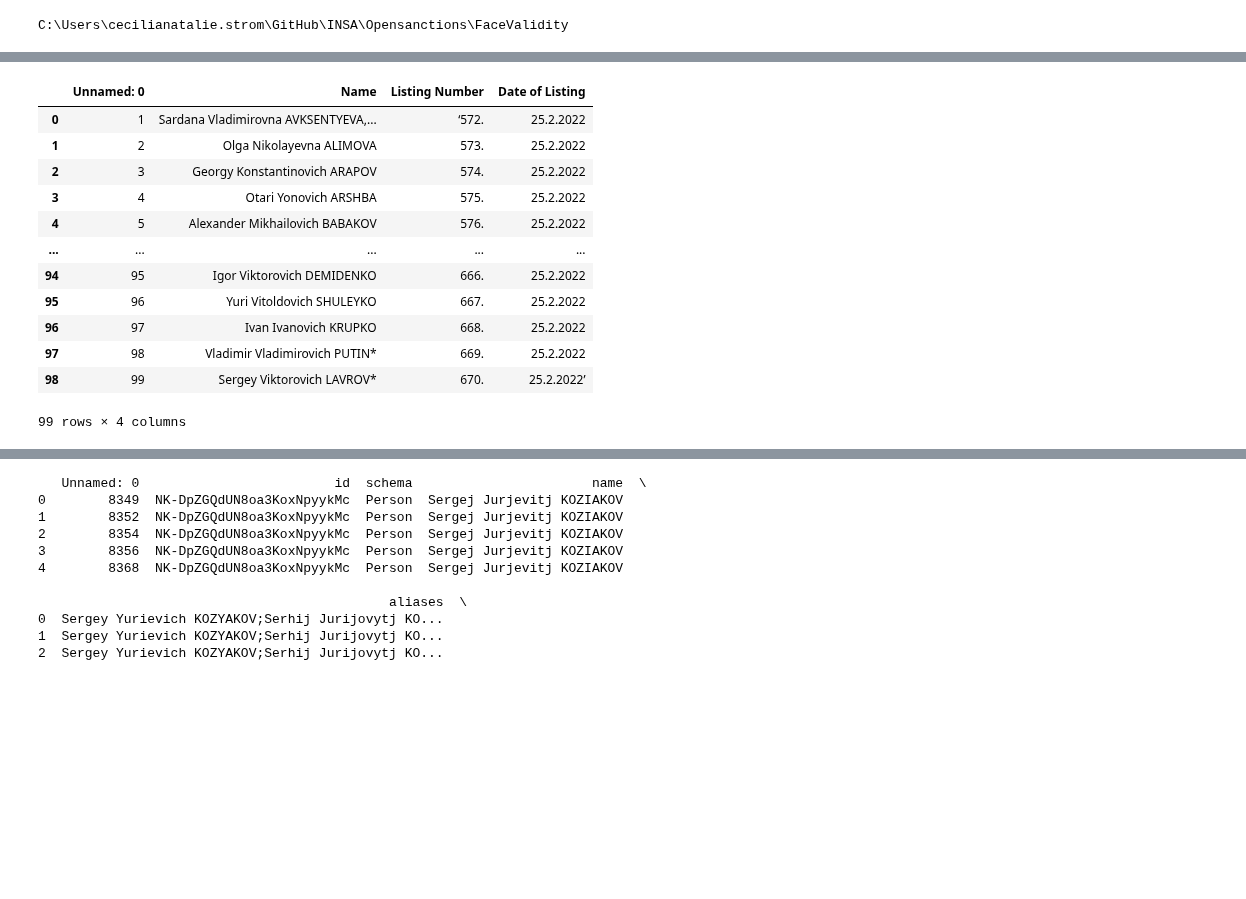
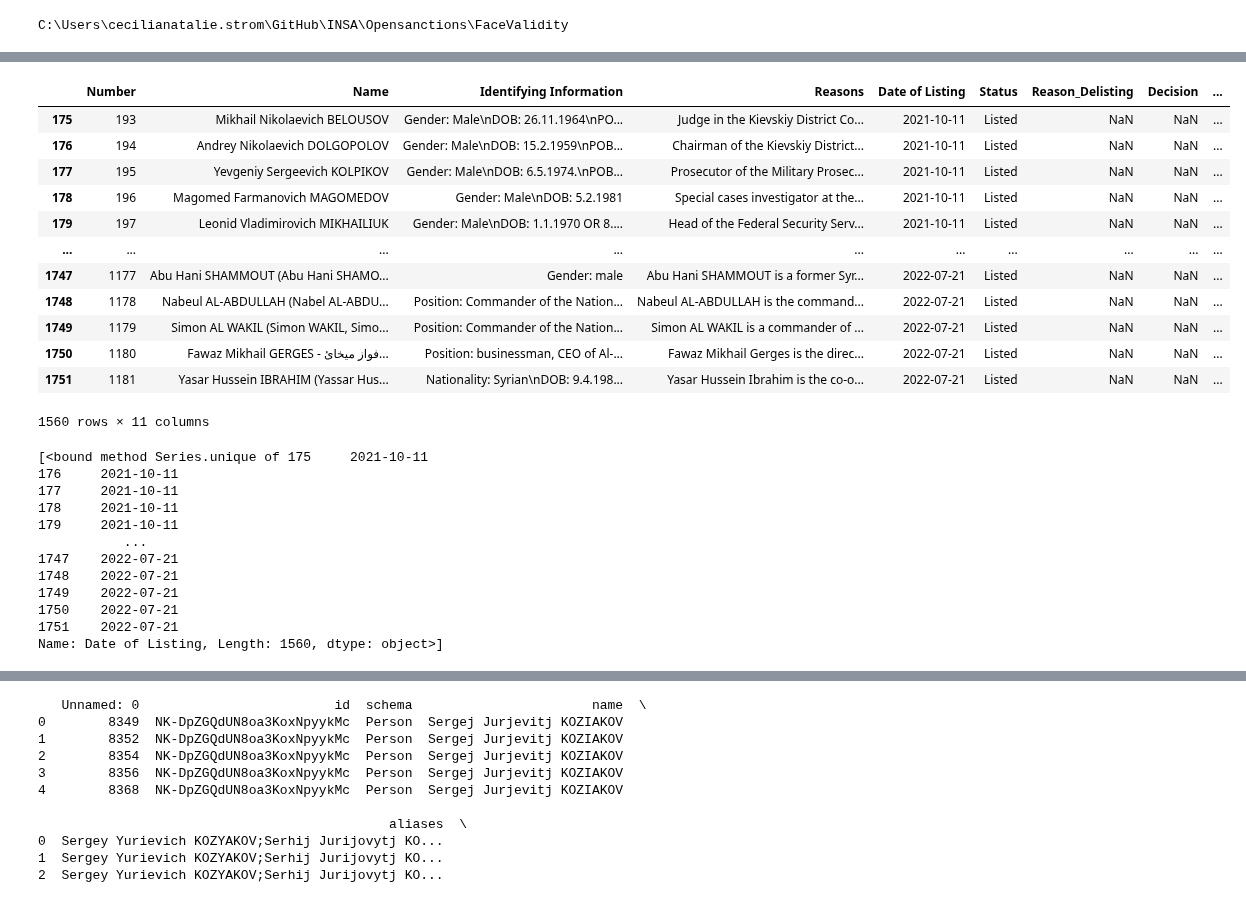
Before and after one commit to NatStrom/INSA, a Jupyter notebook: Opensanctions/FaceValidity/FaceValidityTest.ipynb, the cells around one changed output, grey strips where cells are left out. Cells and saved outputs as stored; diff of their text form; code cells hidden in the pictures; blank space fills up the shorter version.

```diff
--- a/Opensanctions/FaceValidity/FaceValidityTest.ipynb
+++ b/Opensanctions/FaceValidity/FaceValidityTest.ipynb
@@ -12,4 +12,4 @@ print(os.getcwd())
 # %% [output]
 C:\Users\cecilianatalie.strom\GitHub\INSA\Opensanctions\FaceValidity
 # %%
-data = pd.read_csv('Decision_act.csv')
+data = pd.read_csv('Namensliste.csv')
@@ -16,16 +32,29 @@ data = pd.read_csv('Decision_act.csv')
 # %%
-data
+data = data.loc[data["Date of Listing"] >= "2021-09-01"]
+display(data)
 # %% [output]
-|  | Unnamed: 0 | Name | Listing Number | Date of Listing |
-| 0 | 1 | Sardana Vladimirovna AVKSENTYEVA,... | ‘572. | 25.2.2022 |
-| 1 | 2 | Olga Nikolayevna ALIMOVA | 573. | 25.2.2022 |
-| 2 | 3 | Georgy Konstantinovich ARAPOV | 574. | 25.2.2022 |
-| 3 | 4 | Otari Yonovich ARSHBA | 575. | 25.2.2022 |
-| 4 | 5 | Alexander Mikhailovich BABAKOV | 576. | 25.2.2022 |
-| ... | ... | ... | ... | ... |
-| 94 | 95 | Igor Viktorovich DEMIDENKO | 666. | 25.2.2022 |
-| 95 | 96 | Yuri Vitoldovich SHULEYKO | 667. | 25.2.2022 |
-| 96 | 97 | Ivan Ivanovich KRUPKO | 668. | 25.2.2022 |
-| 97 | 98 | Vladimir Vladimirovich PUTIN* | 669. | 25.2.2022 |
-| 98 | 99 | Sergey Viktorovich LAVROV* | 670. | 25.2.2022’ |
+|  | Number | Name | Identifying Information | Reasons | Date of Listing | Status | Reason_Delisting | Decision | ... |
+| 175 | 193 | Mikhail Nikolaevich BELOUSOV | Gender: Male\nDOB: 26.11.1964\nPO... | Judge in the Kievskiy District Co... | 2021-10-11 | Listed | NaN | NaN | ... |
+| 176 | 194 | Andrey Nikolaevich DOLGOPOLOV | Gender: Male\nDOB: 15.2.1959\nPOB... | Chairman of the Kievskiy District... | 2021-10-11 | Listed | NaN | NaN | ... |
+| 177 | 195 | Yevgeniy Sergeevich KOLPIKOV | Gender: Male\nDOB: 6.5.1974.\nPOB... | Prosecutor of the Military Prosec... | 2021-10-11 | Listed | NaN | NaN | ... |
+| 178 | 196 | Magomed Farmanovich MAGOMEDOV | Gender: Male\nDOB: 5.2.1981 | Special cases investigator at the... | 2021-10-11 | Listed | NaN | NaN | ... |
+| 179 | 197 | Leonid Vladimirovich MIKHAILIUK | Gender: Male\nDOB: 1.1.1970 OR 8.... | Head of the Federal Security Serv... | 2021-10-11 | Listed | NaN | NaN | ... |
+| ... | ... | ... | ... | ... | ... | ... | ... | ... | ... |
+| 1747 | 1177 | Abu Hani SHAMMOUT (Abu Hani SHAMO... | Gender: male | Abu Hani SHAMMOUT is a former Syr... | 2022-07-21 | Listed | NaN | NaN | ... |
+| 1748 | 1178 | Nabeul AL-ABDULLAH (Nabel AL-ABDU... | Position: Commander of the Nation... | Nabeul AL-ABDULLAH is the command... | 2022-07-21 | Listed | NaN | NaN | ... |
+| 1749 | 1179 | Simon AL WAKIL (Simon WAKIL, Simo... | Position: Commander of the Nation... | Simon AL WAKIL is a commander of ... | 2022-07-21 | Listed | NaN | NaN | ... |
+| 1750 | 1180 | Fawaz Mikhail GERGES - فواز ميخائ... | Position: businessman, CEO of Al-... | Fawaz Mikhail Gerges is the direc... | 2022-07-21 | Listed | NaN | NaN | ... |
+| 1751 | 1181 | Yasar Hussein IBRAHIM (Yassar Hus... | Nationality: Syrian\nDOB: 9.4.198... | Yasar Hussein Ibrahim is the co-o... | 2022-07-21 | Listed | NaN | NaN | ... |
-99 rows × 4 columns
+1560 rows × 11 columns
+[<bound method Series.unique of 175     2021-10-11
+176     2021-10-11
+177     2021-10-11
+178     2021-10-11
+179     2021-10-11
+           ...
+1747    2022-07-21
+1748    2022-07-21
+1749    2022-07-21
+1750    2022-07-21
+1751    2022-07-21
+Name: Date of Listing, Length: 1560, dtype: object>]
```
Also changed, not shown: parts of 9 cells of this notebook, 2 other files.
